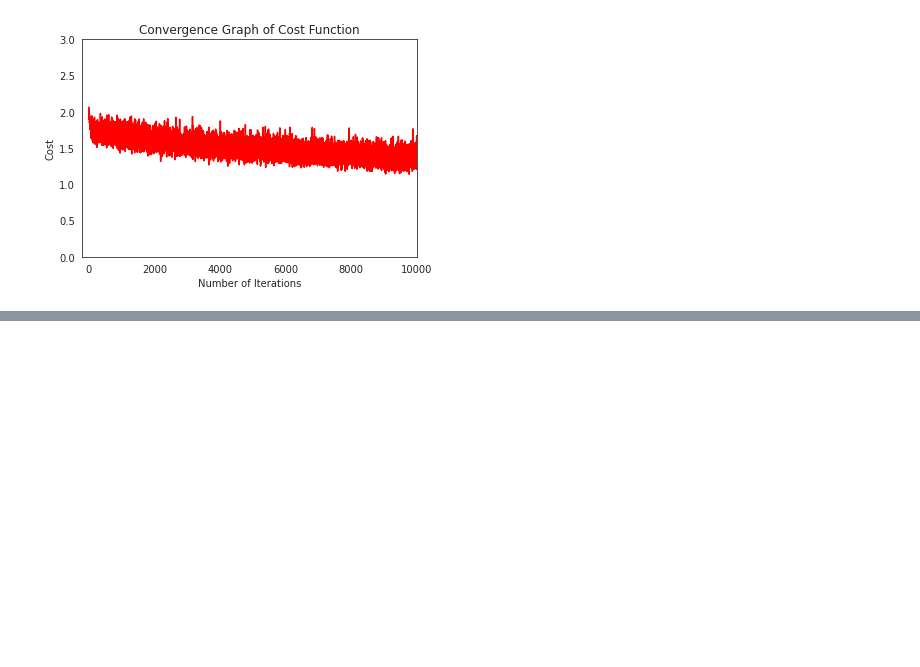
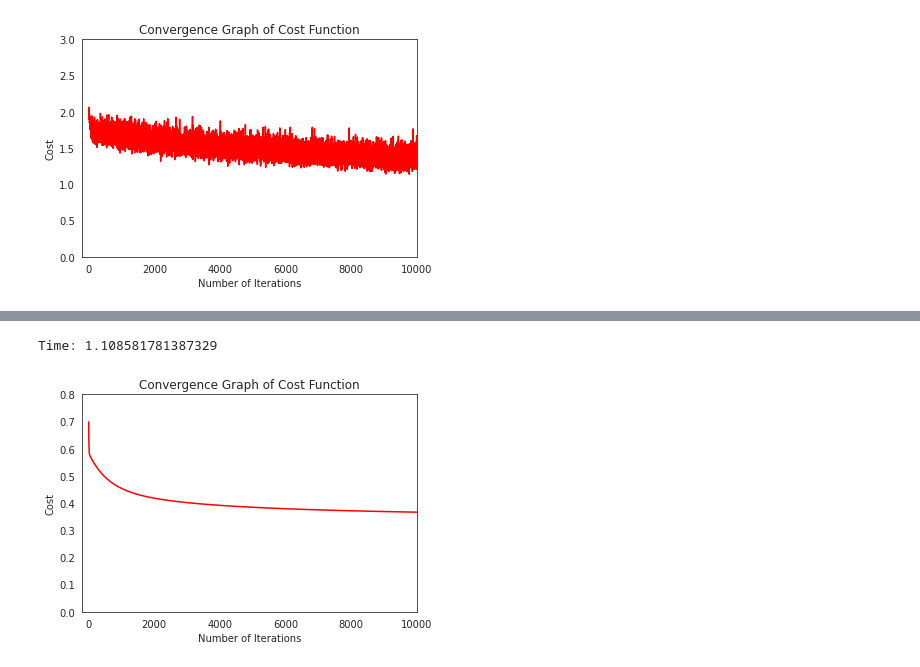
Before and after one commit to AlejandroSepulvedaGuatecique/Projects-in-Ml-and-AI-, a Jupyter notebook: HW1/HW1_Logistic_Regression_Implementation.ipynb, the cells around one changed output, grey strips where cells are left out. Cells and saved outputs as stored; diff of their text form; code cells hidden in the pictures; blank space fills up the shorter version.

```diff
--- a/HW1/HW1_Logistic_Regression_Implementation.ipynb
+++ b/HW1/HW1_Logistic_Regression_Implementation.ipynb
@@ -467,25 +496,30 @@ array([2.05141031])
 # %%
 m = len(y)
 n = np.size(X,1)
 params = np.zeros((n,1))
-iterations = 1000
-learning_rate =0.01
+iterations = 10000
+learning_rate =0.0001
 
 initial_cost = compute_cost(X, y, params)
 
 start = time.time()
-(cost_history, params_optimal) = gradient_descent_mom(X, y, params,
-                                 learning_rate, iterations,Beta1=0.9)
+(cost_history_mom, params_optimal) = mini_batch_gradient_descent_mom(X, y, params,
+                                 learning_rate, iterations,mbs=300,Beta1=0.9)
 
 end = time.time()
 print('Time:',end - start)
 plt.figure()
 sns.set_style('white')
-plt.plot(range(len(cost_history)), cost_history, 'r')
+plt.plot(range(len(cost_history_mom)), cost_history_mom, 'r')
 plt.title("Convergence Graph of Cost Function")
 plt.xlabel("Number of Iterations")
 plt.ylabel("Cost")
+plt.xlim(-200, 10000)
+plt.ylim(0,0.8)
 plt.show()
+# %% [output]
+Time: 1.108581781387329
+[figure, added]
 # %%
 m = len(y)
 n = np.size(X,1)
```
Also changed, not shown: parts of 11 cells of this notebook.
